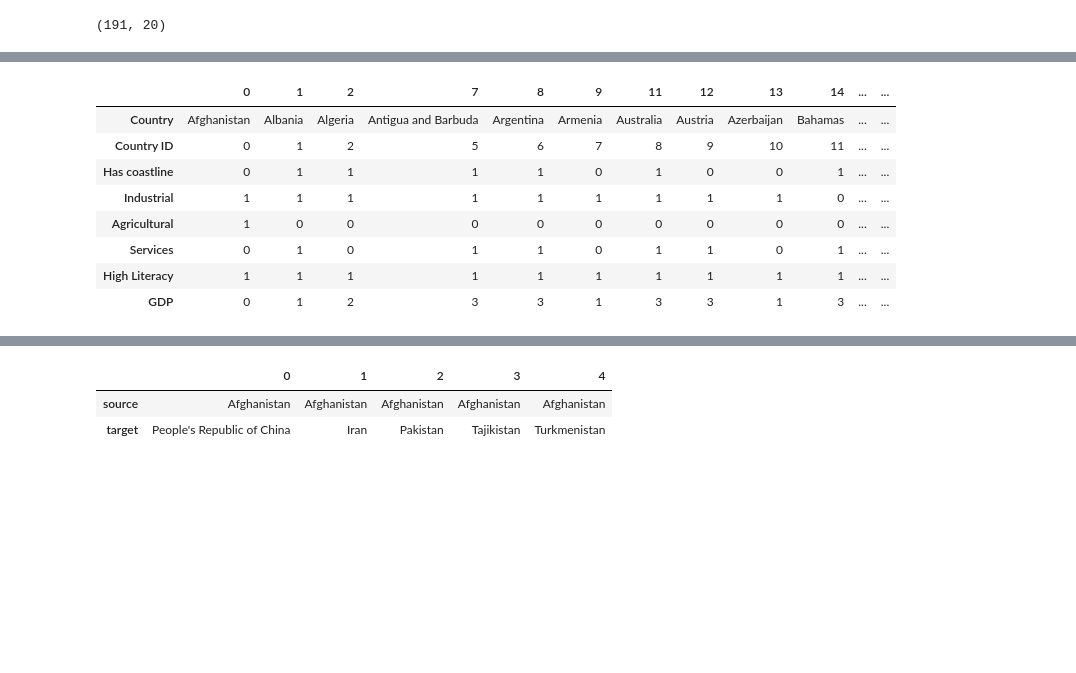
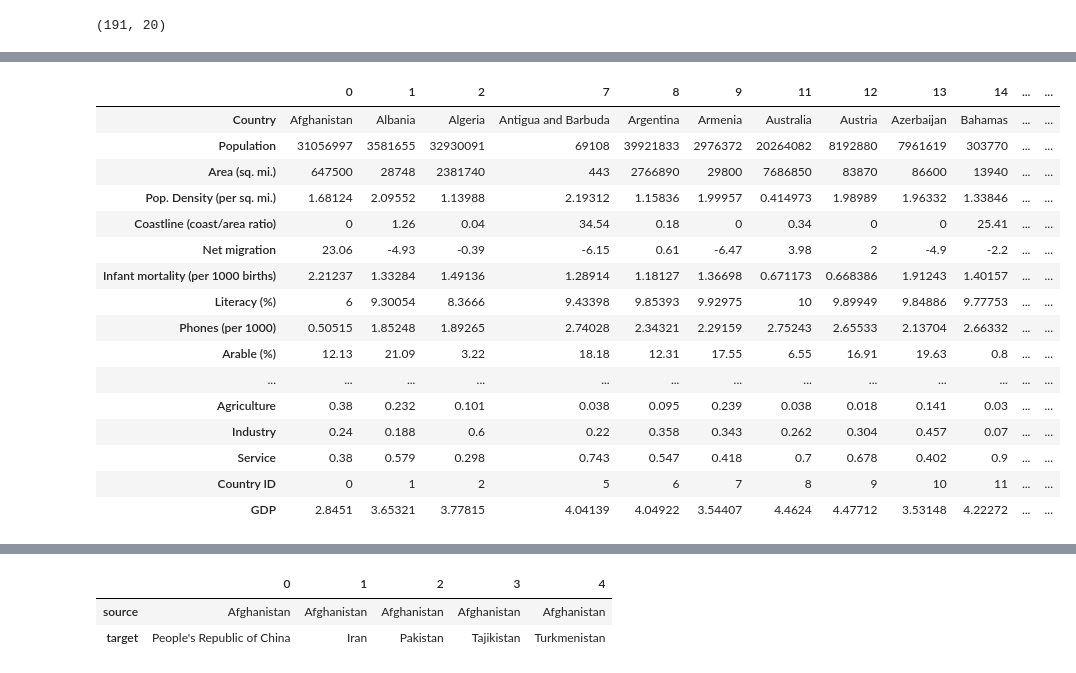
Before and after one commit to Gabrielamb2/MachineLearning, a Jupyter notebook: Countries/gnn.ipynb, the cells around one changed output, grey strips where cells are left out. Drawn from its saved outputs; the diff is of its cells as text; code cells hidden in the pictures; blank space fills up the shorter version.

```diff
--- a/Countries/gnn.ipynb
+++ b/Countries/gnn.ipynb
@@ -136,7 +127,8 @@ df.shape
 # %% [output]
 (191, 20)
 # %%
-df.drop(['Region', 'Net migration', 'Infant mortality (per 1000 births)', 'Phones (per 1000)', 'Arable (%)', 'Crops (%)','Other (%)', 'Birthrate', 'Deathrate'], axis=1, inplace=True)
+# df.drop(['Region', 'Net migration', 'Infant mortality (per 1000 births)', 'Phones (per 1000)', 'Arable (%)', 'Crops (%)','Other (%)', 'Birthrate', 'Deathrate'], axis=1, inplace=True)
+df.drop(['Region'], axis=1, inplace=True)
 df.head(5).T
 # %% [output]
 A value is trying to be set on a copy of a slice from a DataFrame
@@ -184,0 +205,11 @@ df.describe()
+# %%
+df_filtered = df.copy()
+df_filtered['Infant mortality (per 1000 births)'] = df['Infant mortality (per 1000 births)'].apply(np.log10)
+df_filtered['GDP ($ per capita)'] = df['GDP ($ per capita)'].apply(np.log10)
+df_filtered['Phones (per 1000)'] = df['Phones (per 1000)'].apply(np.log10)
+# df_filtered['Arable (%)'] = df['Arable (%)'].apply(np.log10)
+# df_filtered['Crops (%)'] = df['Crops (%)'].apply(np.log10)
+# df_filtered['Coastline (coast/area ratio)'] = df['Coastline (coast/area ratio)'].apply(np.log10)
+df_filtered['Pop. Density (per sq. mi.)'] = df['Pop. Density (per sq. mi.)'].apply(np.log10)
+df_filtered['Other (%)'] = df['Other (%)'].apply(np.sqrt)
+df_filtered['Literacy (%)'] = df['Literacy (%)'].apply(np.sqrt)
@@ -185,5 +291,5 @@ df.describe()
 # %%
-df_test = df.copy()
+df_test = df_filtered.copy()
 
 class_values = sorted(df_test["Country"].unique())
 print(len(class_values))
@@ -215,31 +325,60 @@ df_test.shape
 # %%
-###### Pré processamento inicial (para testar o tutorial)
+# ###### Pré processamento inicial (para testar o tutorial)
 
-df_test["Has coastline"] = df_test['Coastline (coast/area ratio)'].apply(lambda x: 0 if x == 0 else 1)
+# df_test["Has coastline"] = df_test['Coastline (coast/area ratio)'].apply(lambda x: 0 if x == 0 else 1)
 
-##### Pra esses 3 poderia pegar o maior para cada país
-df_test["Industrial"] = df_test['Industry'].apply(lambda x: 0 if x <0.16 else 1)
-df_test["Agricultural"] = df_test['Agriculture'].apply(lambda x: 0 if x <0.3 else 1)
-df_test["Services"] = df_test['Service'].apply(lambda x: 0 if x <0.5 else 1)
+# ##### Pra esses 3 poderia pegar o maior para cada país
+# # df_test["Industrial"] = df_test['Industry'].apply(lambda x: 0 if x <0.16 else 1)
+# # df_test["Agricultural"] = df_test['Agriculture'].apply(lambda x: 0 if x <0.3 else 1)
+# # df_test["Services"] = df_test['Service'].apply(lambda x: 0 if x <0.5 else 1)
 
-df_test["High Literacy"] = df_test['Literacy (%)'].apply(lambda x: 0 if x <0.9 else 1)
+# # df_test['Industrial']=0
+# # df_test['Agricultural']=0
+# # df_test['Services']=0
 
-## Usar OneHotEncoder para as Climate
+# df_test['Industrial'] = np.where((df_test['Agriculture'] <= df_test['Industry']) & (df_test['Service'] <= df_test['Industry']), 1,0)
+# df_test['Agricultural'] = np.where((df_test['Industry'] <= df_test['Agriculture']) & (df_test['Service'] <= df_test['Agriculture']), 1,0)
+# df_test['Services'] = np.where((df_test['Agriculture'] <= df_test['Service']) & (df_test['Industry'] <= df_test['Service']), 1,0)
 
-est = KBinsDiscretizer(n_bins=4, encode='ordinal',
-                       strategy='quantile')
-df_test['GDP'] = est.fit_transform(df_test[['GDP ($ per capita)']])
+
+# df_test["High Literacy"] = df_test['Literacy (%)'].apply(lambda x: 0 if x <0.9 else 1)
+
+# ## Usar OneHotEncoder para as Climate
+
+# # est = KBinsDiscretizer(n_bins=4, encode='ordinal',
+# #                        strategy='quantile')
+# # df_test['GDP'] = est.fit_transform(df_test[['GDP ($ per capita)'])
+
+
+df_test['GDP'] =df_test['GDP ($ per capita)']
+
 #### Mudar essa classificacao para https://blogs.worldbank.org/opendata/new-world-bank-country-classifications-income-level-2020-2021
 
-df_test.drop(['GDP ($ per capita)','Coastline (coast/area ratio)', 'Industry', 'Agriculture', 'Service','Literacy (%)', 'Population', 'Area (sq. mi.)', 'Pop. Density (per sq. mi.)', 'Climate'], axis=1, inplace=True)
+# df_test['POP_1'] = df_test['Population'].apply(lambda x: 0 if x == 0 else 1)
+# df_test['POP_2']
+# df_test['POP_3']
+# df_test['POP_4']
+
+
+
+
+df_test.drop(['GDP ($ per capita)'], axis=1, inplace=True)
 df_test.T
 # %% [output]
 |  | 0 | 1 | 2 | 7 | 8 | 9 | 11 | 12 | 13 | 14 | ... | ... |
 | Country | Afghanistan | Albania | Algeria | Antigua and Barbuda | Argentina | Armenia | Australia | Austria | Azerbaijan | Bahamas | ... | ... |
+| Population | 31056997 | 3581655 | 32930091 | 69108 | 39921833 | 2976372 | 20264082 | 8192880 | 7961619 | 303770 | ... | ... |
+| Area (sq. mi.) | 647500 | 28748 | 2381740 | 443 | 2766890 | 29800 | 7686850 | 83870 | 86600 | 13940 | ... | ... |
+| Pop. Density (per sq. mi.) | 1.68124 | 2.09552 | 1.13988 | 2.19312 | 1.15836 | 1.99957 | 0.414973 | 1.98989 | 1.96332 | 1.33846 | ... | ... |
+| Coastline (coast/area ratio) | 0 | 1.26 | 0.04 | 34.54 | 0.18 | 0 | 0.34 | 0 | 0 | 25.41 | ... | ... |
+| Net migration | 23.06 | -4.93 | -0.39 | -6.15 | 0.61 | -6.47 | 3.98 | 2 | -4.9 | -2.2 | ... | ... |
+| Infant mortality (per 1000 births) | 2.21237 | 1.33284 | 1.49136 | 1.28914 | 1.18127 | 1.36698 | 0.671173 | 0.668386 | 1.91243 | 1.40157 | ... | ... |
+| Literacy (%) | 6 | 9.30054 | 8.3666 | 9.43398 | 9.85393 | 9.92975 | 10 | 9.89949 | 9.84886 | 9.77753 | ... | ... |
+| Phones (per 1000) | 0.50515 | 1.85248 | 1.89265 | 2.74028 | 2.34321 | 2.29159 | 2.75243 | 2.65533 | 2.13704 | 2.66332 | ... | ... |
+| Arable (%) | 12.13 | 21.09 | 3.22 | 18.18 | 12.31 | 17.55 | 6.55 | 16.91 | 19.63 | 0.8 | ... | ... |
+| ... | ... | ... | ... | ... | ... | ... | ... | ... | ... | ... | ... | ... |
+| Agriculture | 0.38 | 0.232 | 0.101 | 0.038 | 0.095 | 0.239 | 0.038 | 0.018 | 0.141 | 0.03 | ... | ... |
+| Industry | 0.24 | 0.188 | 0.6 | 0.22 | 0.358 | 0.343 | 0.262 | 0.304 | 0.457 | 0.07 | ... | ... |
+| Service | 0.38 | 0.579 | 0.298 | 0.743 | 0.547 | 0.418 | 0.7 | 0.678 | 0.402 | 0.9 | ... | ... |
 | Country ID | 0 | 1 | 2 | 5 | 6 | 7 | 8 | 9 | 10 | 11 | ... | ... |
-| Has coastline | 0 | 1 | 1 | 1 | 1 | 0 | 1 | 0 | 0 | 1 | ... | ... |
-| Industrial | 1 | 1 | 1 | 1 | 1 | 1 | 1 | 1 | 1 | 0 | ... | ... |
-| Agricultural | 1 | 0 | 0 | 0 | 0 | 0 | 0 | 0 | 0 | 0 | ... | ... |
-| Services | 0 | 1 | 0 | 1 | 1 | 0 | 1 | 1 | 0 | 1 | ... | ... |
-| High Literacy | 1 | 1 | 1 | 1 | 1 | 1 | 1 | 1 | 1 | 1 | ... | ... |
-| GDP | 0 | 1 | 2 | 3 | 3 | 1 | 3 | 3 | 1 | 3 | ... | ... |
+| GDP | 2.8451 | 3.65321 | 3.77815 | 4.04139 | 4.04922 | 3.54407 | 4.4624 | 4.47712 | 3.53148 | 4.22272 | ... | ... |
```
Also changed, not shown: parts of 73 cells of this notebook.
